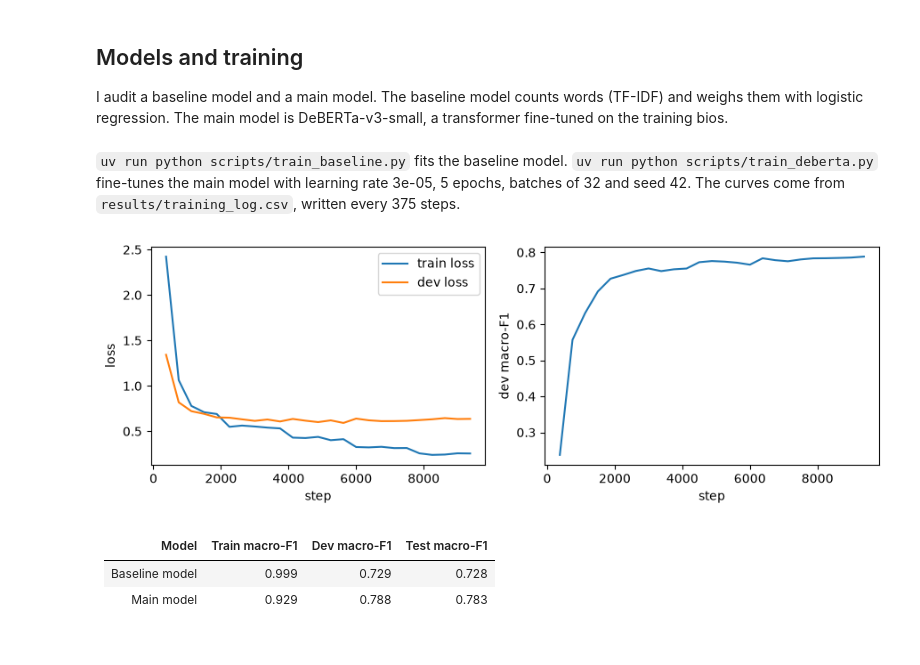
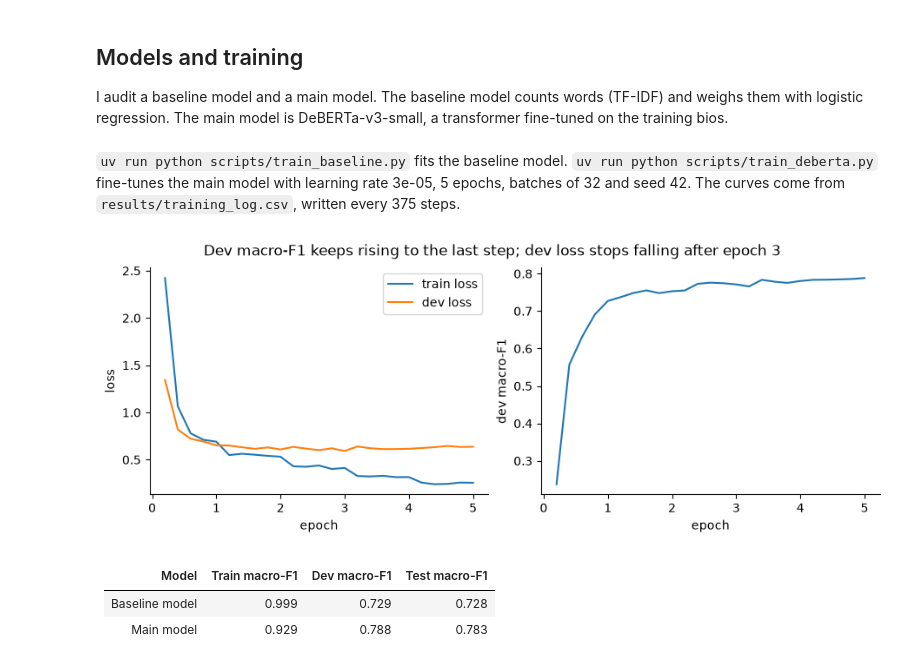
Before and after one commit to mangelv011/hiring-bias-xai, a Jupyter notebook: notebooks/audit.ipynb, the cells around one changed output. Drawn from its saved outputs; the diff is of its cells as text; code cells hidden in the pictures.

Commit message:
Notebook: F2 before F3, F4 direction of the flips, name contrast as a lead, titled training plot

```diff
--- a/notebooks/audit.ipynb
+++ b/notebooks/audit.ipynb
@@ -132,27 +132,36 @@ regression. The main model is DeBERTa-v3-small, a transformer fine-tuned on the
 # %%
 baseline, main = read_json("metrics_baseline.json"), read_json("metrics_deberta.json")
 settings, base_settings = main["hyperparameters"], baseline["hyperparameters"]
 log = read_csv("training_log.csv")
 log = log[log.base_learning_rate == settings["learning_rate"]]
 say(
     "`uv run python scripts/train_baseline.py` fits the baseline model. "
     "`uv run python scripts/train_deberta.py` fine-tunes the main model with learning rate "
     f"{settings['learning_rate']:g}, {settings['epochs']} epochs, batches of "
     f"{settings['effective_batch_size']} and seed {settings['seed']}. The curves come from "
     f"`results/training_log.csv`, written every {settings['evaluation_every_steps']} steps."
 )
-fig, (loss, f1) = plt.subplots(1, 2, figsize=(9, 3.2))
+steps_per_epoch = log.step.max() / settings["epochs"]
+epochs = range(settings["epochs"] + 1)
+best = log.loc[log.dev_loss.idxmin()]
+fig, (loss, f1) = plt.subplots(1, 2, figsize=(9, 3.4), layout="constrained")
 loss.plot(log.step, log.train_loss, label="train loss")
 loss.plot(log.step, log.dev_loss, label="dev loss")
-loss.set(xlabel="step", ylabel="loss")
+loss.set(ylabel="loss")
 loss.legend()
 f1.plot(log.step, log.dev_macro_f1)
-f1.set(xlabel="step", ylabel="dev macro-F1")
-fig.tight_layout()
+f1.set(ylabel="dev macro-F1")
+for axis in (loss, f1):
+    axis.set(xlabel="epoch", xticks=[steps_per_epoch * e for e in epochs], xticklabels=epochs)
+    axis.spines[["top", "right"]].set_visible(False)
+fig.suptitle(
+    "Dev macro-F1 keeps rising to the last step; "
+    f"dev loss stops falling after epoch {int(best.epoch)}"
+)
 plt.show()
 # %% [output]
 `uv run python scripts/train_baseline.py` fits the baseline model. `uv run python scripts/train_deberta.py` fine-tunes the main model with learning rate 3e-05, 5 epochs, batches of 32 and seed 42. The curves come from `results/training_log.csv`, written every 375 steps.
-[figure, old version]
+[figure, new version]
 # %%
 dev_main = next(
     run["best_dev_macro_f1"]
```
Also changed, not shown: parts of 9 cells of this notebook.
